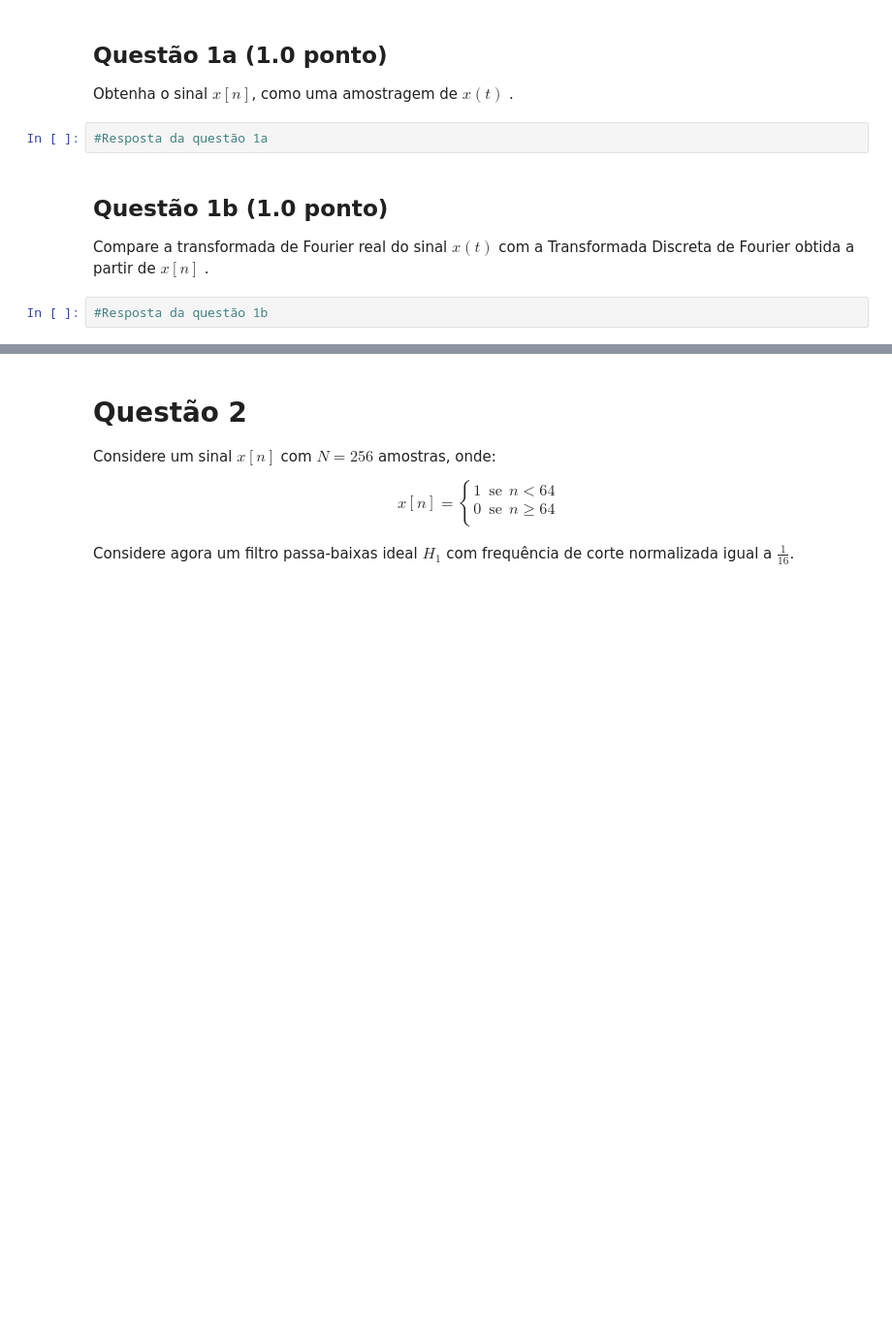
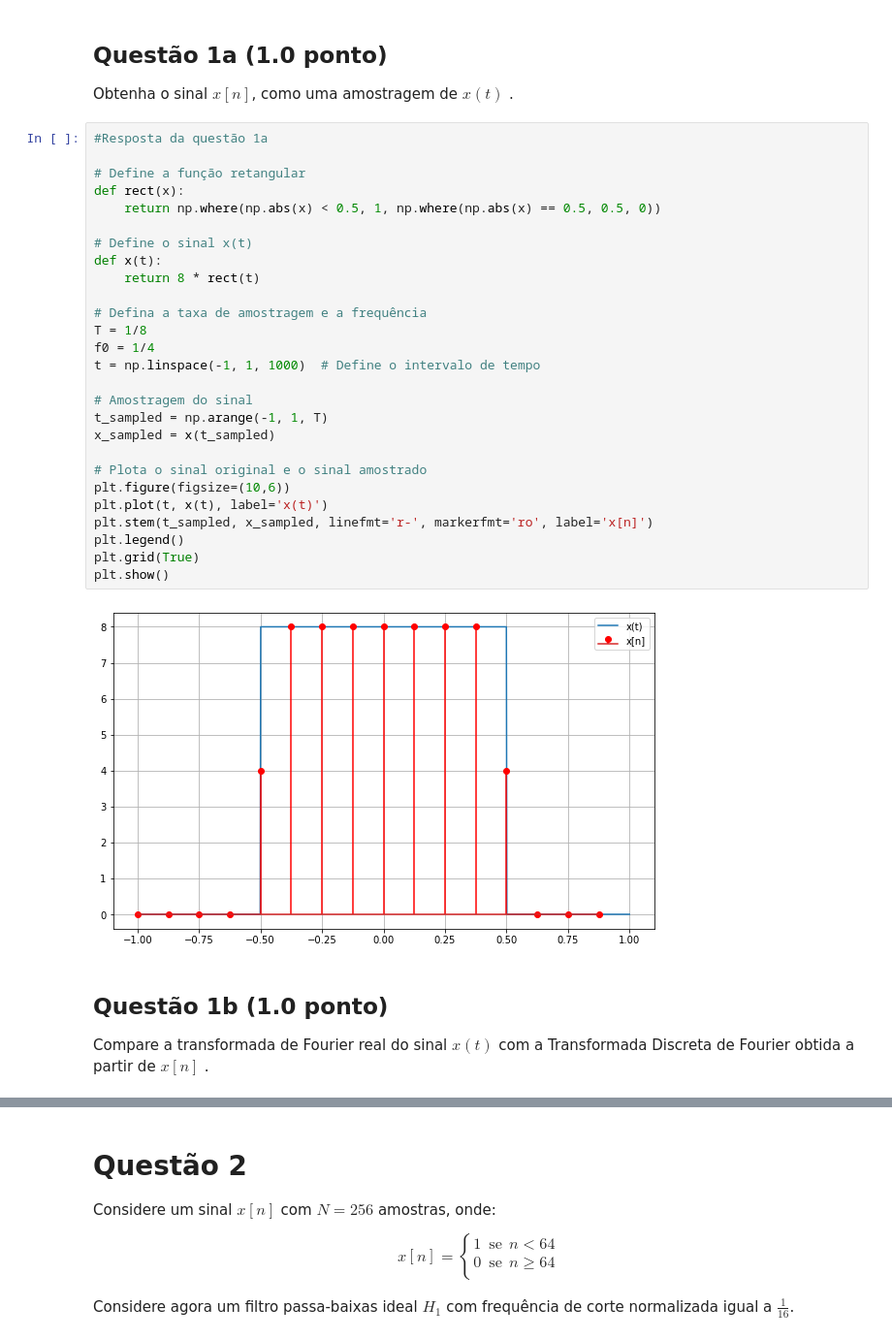
Before and after one commit to yantavares/sstd, a Jupyter notebook: Projeto_3/projeto3.ipynb, the cells around one changed output, grey strips where cells are left out. Shown: that part at 97% size. Cells and saved outputs as stored; diff of their text form; blank space fills up the shorter version.

```diff
--- a/Projeto_3/projeto3.ipynb
+++ b/Projeto_3/projeto3.ipynb
@@ -32,11 +33,36 @@ Considere que o sinal será amostrado a uma taxa $T = \frac{1}{8}$ s, e que quer
 ## Questão 1a (1.0 ponto)
 
 Obtenha o sinal $x\left[n\right]$, como uma amostragem de $x\left(t\right)$ .
-# %%
-#Resposta da questão 1a
+# %%
+#Resposta da questão 1a
+
+# Define a função retangular
+def rect(x):
+    return np.where(np.abs(x) < 0.5, 1, np.where(np.abs(x) == 0.5, 0.5, 0))
+
+# Define o sinal x(t)
+def x(t):
+    return 8 * rect(t)
+
+# Defina a taxa de amostragem e a frequência
+T = 1/8
+f0 = 1/4
+t = np.linspace(-1, 1, 1000)  # Define o intervalo de tempo
+
+# Amostragem do sinal
+t_sampled = np.arange(-1, 1, T)
+x_sampled = x(t_sampled)
+
+# Plota o sinal original e o sinal amostrado
+plt.figure(figsize=(10,6))
+plt.plot(t, x(t), label='x(t)')
+plt.stem(t_sampled, x_sampled, linefmt='r-', markerfmt='ro', label='x[n]')
+plt.legend()
+plt.grid(True)
+plt.show()
+# %% [output]
+[figure, added]
 # %% [markdown]
 ## Questão 1b (1.0 ponto)
 
 Compare a transformada de Fourier real do sinal $x\left(t\right)$ com a Transformada Discreta de Fourier obtida a partir de $x\left[n\right]$ .
-# %%
-#Resposta da questão 1b
```
Also changed, not shown: parts of 10 cells of this notebook.
